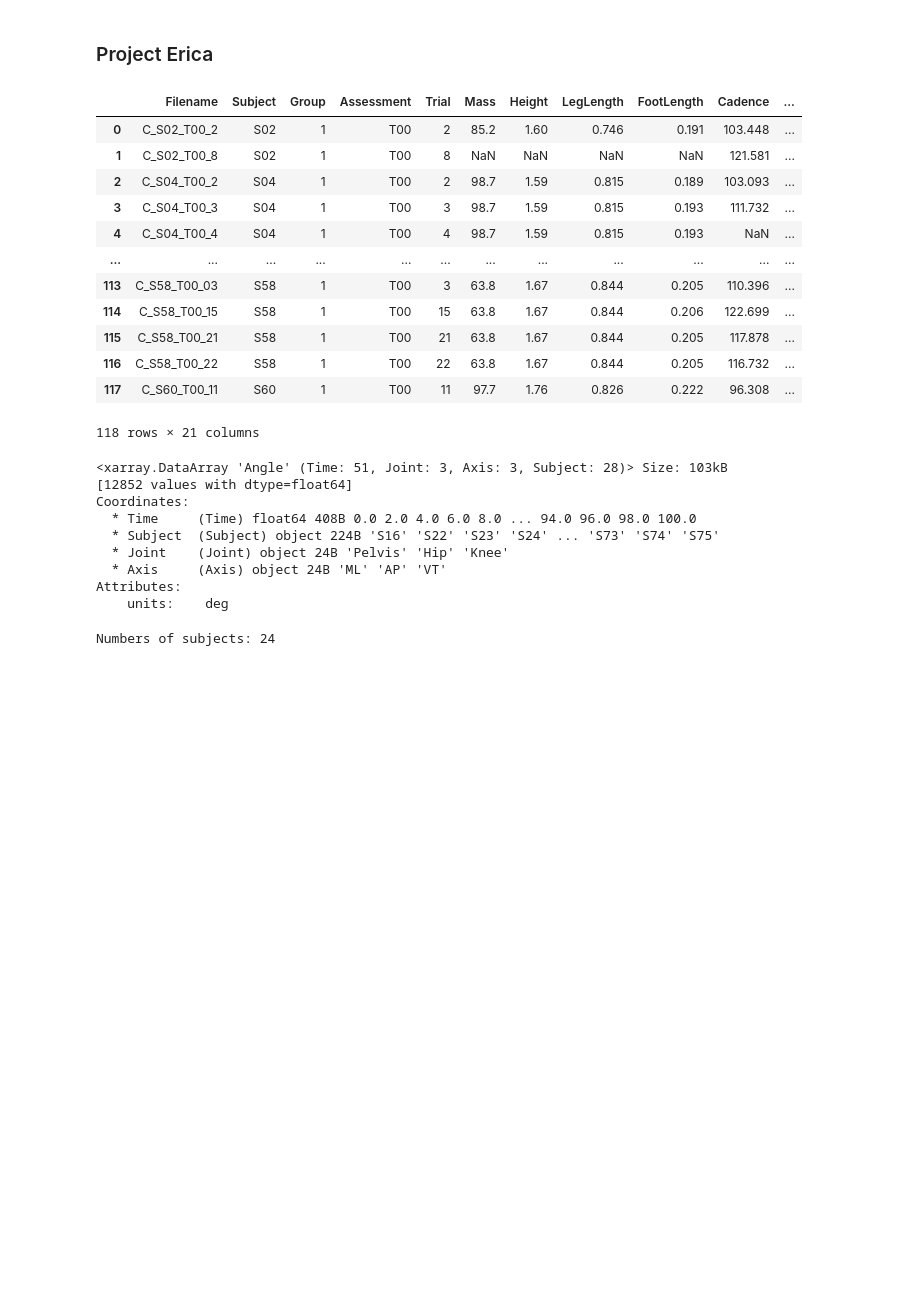
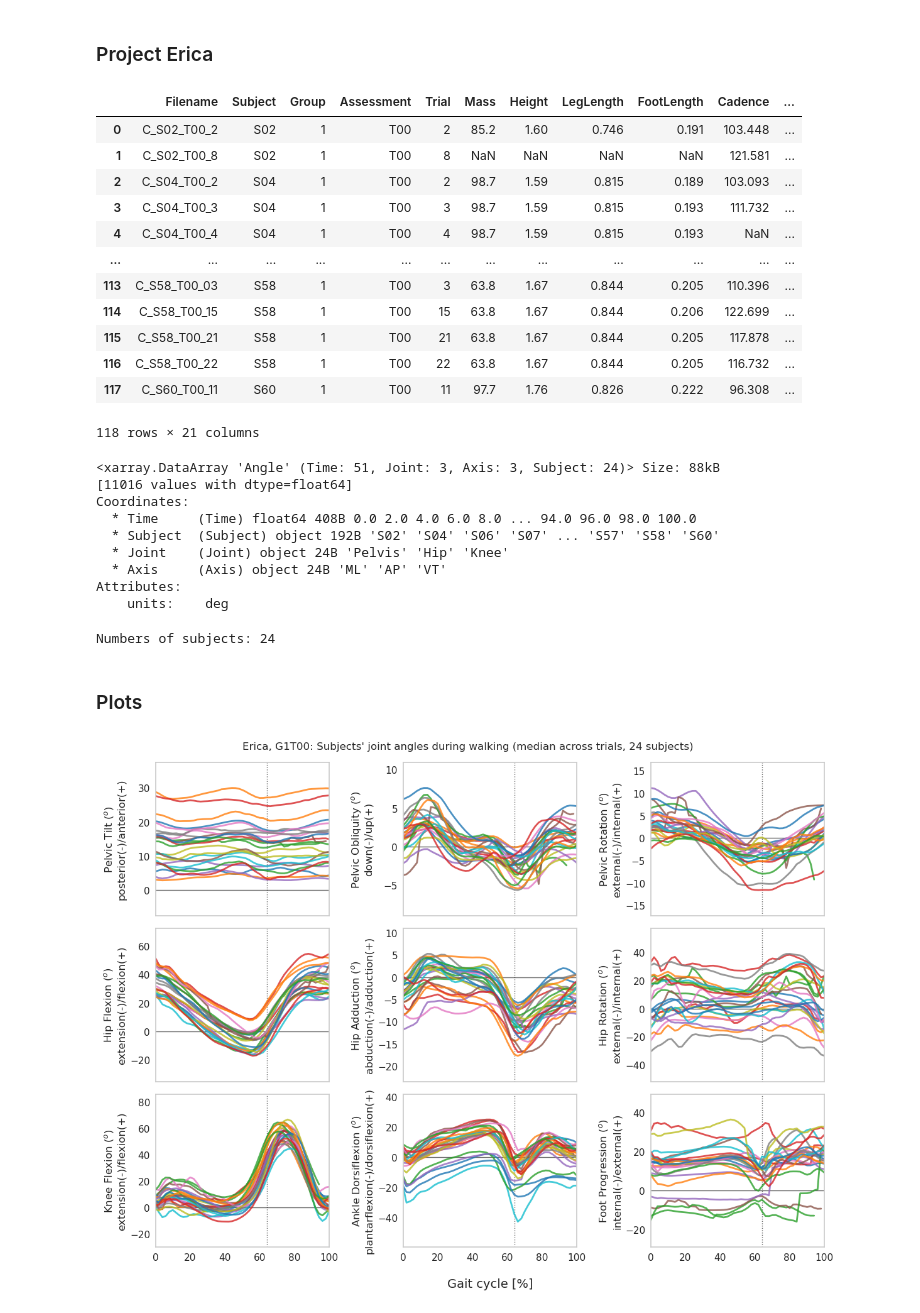
Before and after one commit to demotu/gait_score, a Jupyter notebook: notebooks/gps.ipynb, the cells around one changed output. Saved outputs shown, nothing was run; the diff lists cells and outputs as text; code cells hidden in the pictures; blank space fills up the shorter version.

```diff
--- a/notebooks/gps.ipynb
+++ b/notebooks/gps.ipynb
@@ -308,11 +308,11 @@ assessment = 'T00'
 metadata2 = metadata.query('Group  == @group & Assessment == @assessment')
 display(metadata2)
 if os.getenv("COLAB_RELEASE_TAG"):
-    url = f'https://github.com/demotu/gait_score/raw/refs/heads/main/data/{path2.name}/{variable}_G{group}{assessment}.nc'
+    url = f'https://github.com/demotu/gait_score/raw/refs/heads/main/data/{path2.name}/{variable}_G{group}{assessment}_{path2.name}.nc'
     !wget -q url
     da = xr.open_dataarray(f'{variable}_G{group}{assessment}.nc')
 else:
-    da = xr.open_dataarray(f'{path2 / variable}_G{group}{assessment}.nc')
+    da = xr.open_dataarray(f'{path2 / variable}_G{group}{assessment}_{path2.name}.nc')
 display(da)
 subjects = metadata2.drop_duplicates('S')['Subject'].values
 NS = subjects.size
@@ -334,16 +334,22 @@ print(f'Numbers of subjects: {NS}')
 | 116 | C_S58_T00_22 | S58 | 1 | T00 | 22 | 63.8 | 1.67 | 0.844 | 0.205 | 116.732 | ... |
 | 117 | C_S60_T00_11 | S60 | 1 | T00 | 11 | 97.7 | 1.76 | 0.826 | 0.222 | 96.308 | ... |
 118 rows × 21 columns
-<xarray.DataArray 'Angle' (Time: 51, Joint: 3, Axis: 3, Subject: 28)> Size: 103kB
-[12852 values with dtype=float64]
+<xarray.DataArray 'Angle' (Time: 51, Joint: 3, Axis: 3, Subject: 24)> Size: 88kB
+[11016 values with dtype=float64]
 Coordinates:
   * Time     (Time) float64 408B 0.0 2.0 4.0 6.0 8.0 ... 94.0 96.0 98.0 100.0
-  * Subject  (Subject) object 224B 'S16' 'S22' 'S23' 'S24' ... 'S73' 'S74' 'S75'
+  * Subject  (Subject) object 192B 'S02' 'S04' 'S06' 'S07' ... 'S57' 'S58' 'S60'
   * Joint    (Joint) object 24B 'Pelvis' 'Hip' 'Knee'
   * Axis     (Axis) object 24B 'ML' 'AP' 'VT'
 Attributes:
     units:    deg
 Numbers of subjects: 24
+# %% [markdown]
+### Plots
+# %%
+plot_subjects(da, path2, metadata2, group, assessment, NS)
+# %% [output]
+[figure, added]
 # %%
 dam = da.reduce(np.nanmean, dim='Subject')
 dastd = da.reduce(np.nanstd, ddof=1, dim='Subject')#/np.sqrt(NS)
```
Also changed, not shown: parts of 9 cells of this notebook, 3 other files.
